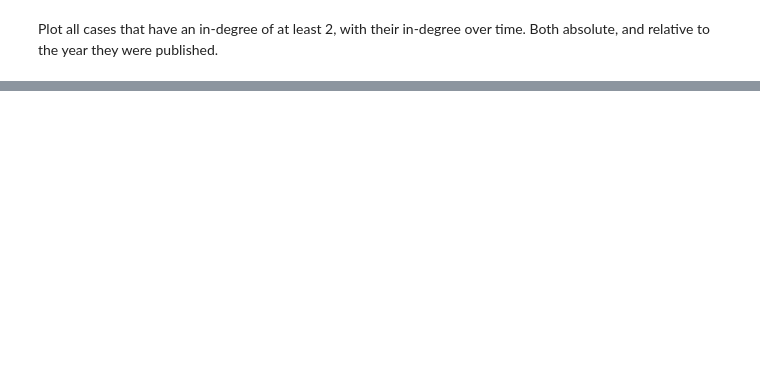
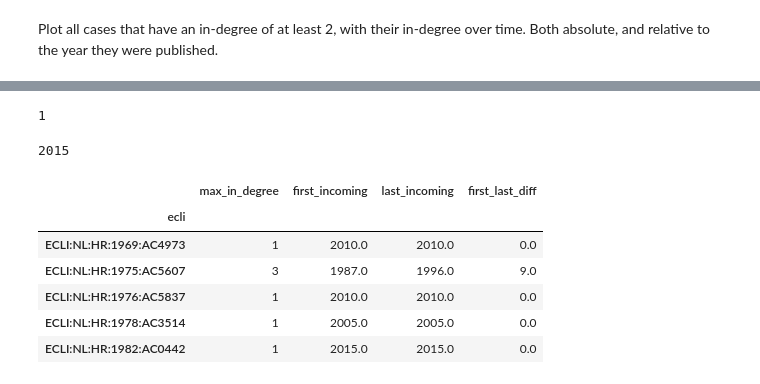
Before and after one commit to caselawanalytics/CaseLawAnalytics, a Jupyter notebook: notebooks/TimeAnalysis.ipynb, the cells around one changed output, grey strips where cells are left out. Cells and saved outputs as stored; diff of their text form; code cells hidden in the pictures; blank space fills up the shorter version.

```diff
--- a/notebooks/TimeAnalysis.ipynb
+++ b/notebooks/TimeAnalysis.ipynb
@@ -116,0 +135,26 @@ plt.show()
+# %%
+nodes_per_ecli.xs(ecli, level=0)['in_degree'].max()
+# %% [output]
+1
+# %%
+max(nodes_df['year'])
+# %% [output]
+2015
+# %%
+nodes_grouped = nodes_per_ecli.groupby(level=0)
+links_grouped = links_df_merged.sort_values(['ecli_source', 'ecli_source', 'year_source']).groupby('ecli_target')
+
+ecli_stats = pd.DataFrame(index=nodes_total_df.index.levels[1])
+ecli_stats.loc[nodes_grouped.groups, 'max_in_degree'] = (nodes_grouped['in_degree'].max())
+ecli_stats.loc[links_grouped.groups, 'first_incoming'] = links_grouped['year_source'].min()
+ecli_stats.loc[links_grouped.groups, 'last_incoming'] = links_grouped['year_source'].max()
+ecli_stats['first_last_diff'] = ecli_stats['last_incoming'] - ecli_stats['first_incoming']
+ecli_stats.head()
+# %% [output]
+|  | max_in_degree | first_incoming | last_incoming | first_last_diff |
+| ecli |  |  |  |  |
+| ECLI:NL:HR:1969:AC4973 | 1 | 2010.0 | 2010.0 | 0.0 |
+| ECLI:NL:HR:1975:AC5607 | 3 | 1987.0 | 1996.0 | 9.0 |
+| ECLI:NL:HR:1976:AC5837 | 1 | 2010.0 | 2010.0 | 0.0 |
+| ECLI:NL:HR:1978:AC3514 | 1 | 2005.0 | 2005.0 | 0.0 |
+| ECLI:NL:HR:1982:AC0442 | 1 | 2015.0 | 2015.0 | 0.0 |
```
Also changed, not shown: parts of 9 cells of this notebook.
